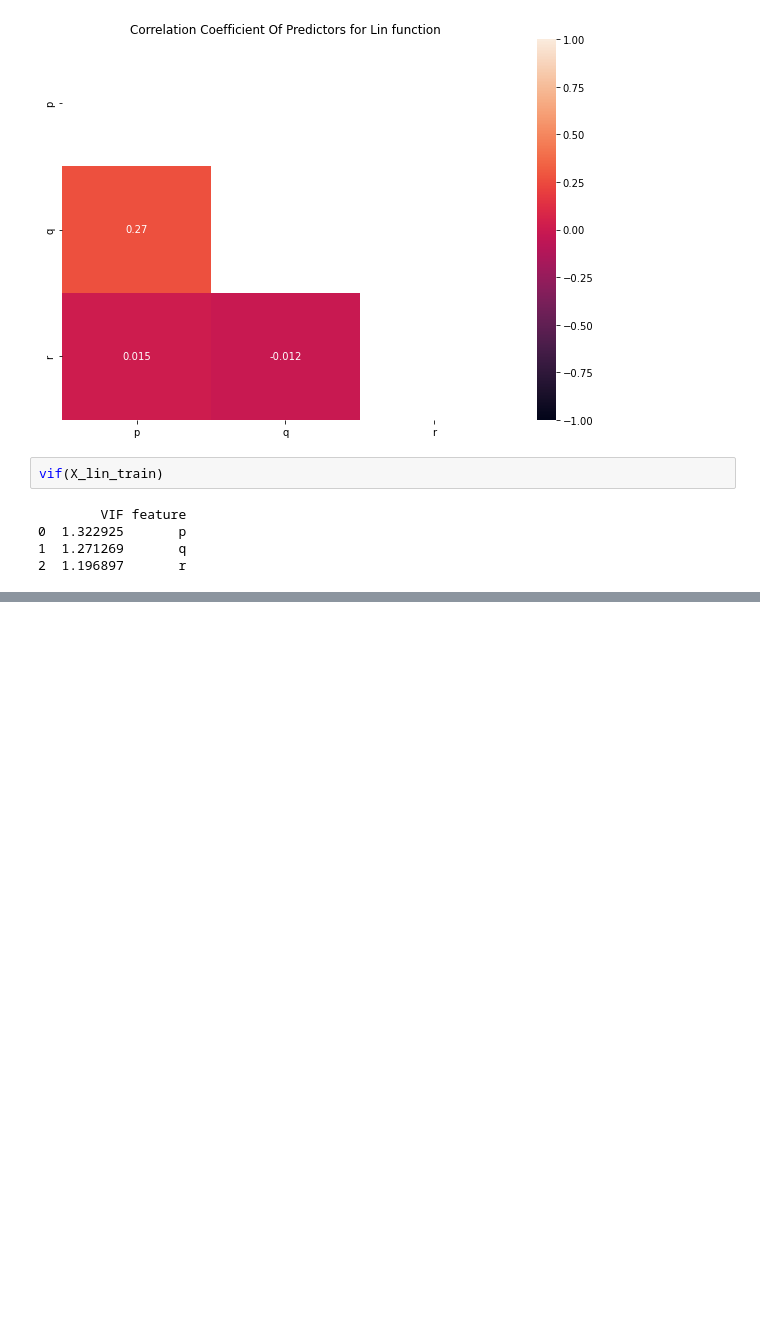
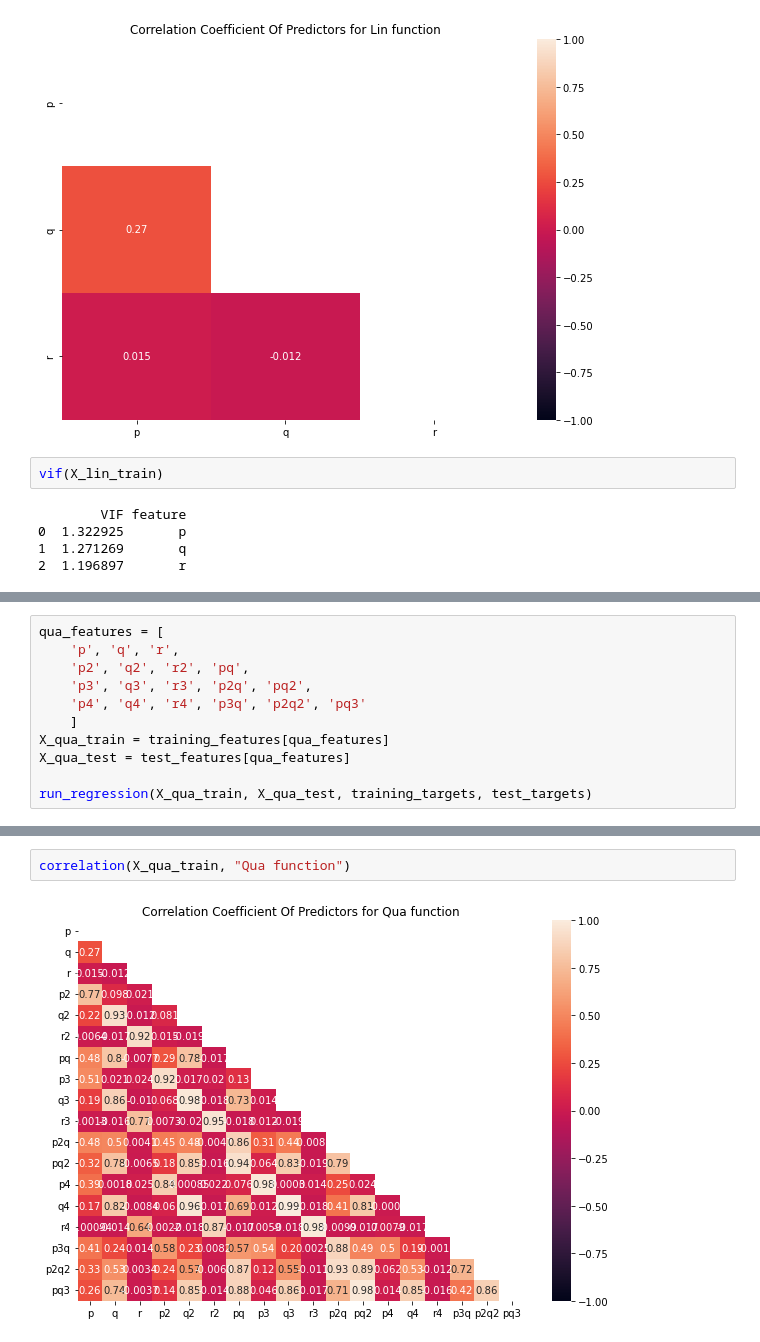
Before and after one commit to fredgrub/sim-sched, a Jupyter notebook: final-regression.ipynb, the cells around one changed output, grey strips where cells are left out. Drawn from its saved outputs; the diff is of its cells as text; blank space fills up the shorter version.

```diff
--- a/final-regression.ipynb
+++ b/final-regression.ipynb
@@ -200,0 +274,11 @@ vif(X_lin_train)
+# %%
+qua_features = [
+    'p', 'q', 'r',
+    'p2', 'q2', 'r2', 'pq',
+    'p3', 'q3', 'r3', 'p2q', 'pq2',
+    'p4', 'q4', 'r4', 'p3q', 'p2q2', 'pq3'
+    ]
+X_qua_train = training_features[qua_features]
+X_qua_test = test_features[qua_features]
+
+run_regression(X_qua_train, X_qua_test, training_targets, test_targets)
@@ -200,0 +294,4 @@ vif(X_lin_train)
+# %%
+correlation(X_qua_train, "Qua function")
+# %% [output]
+[figure, added]
```
Also changed, not shown: parts of 28 cells of this notebook.
